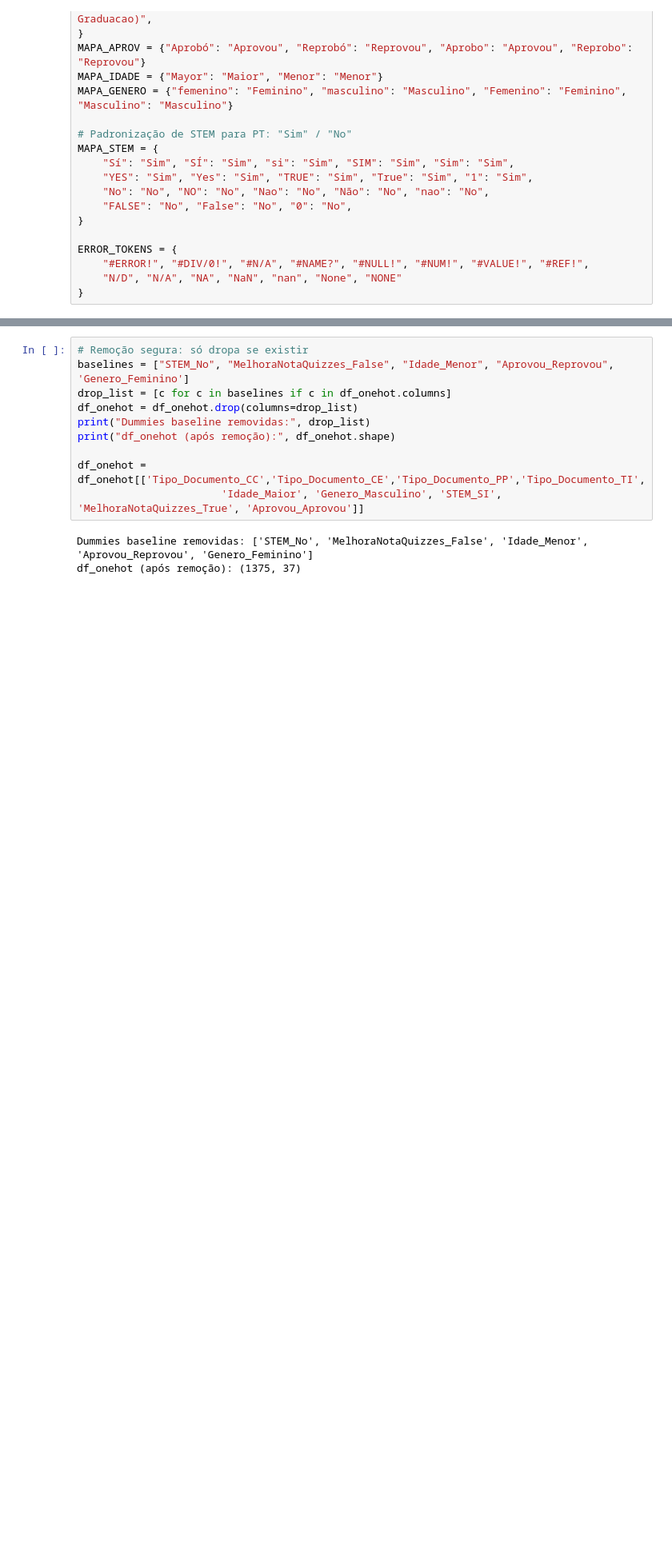
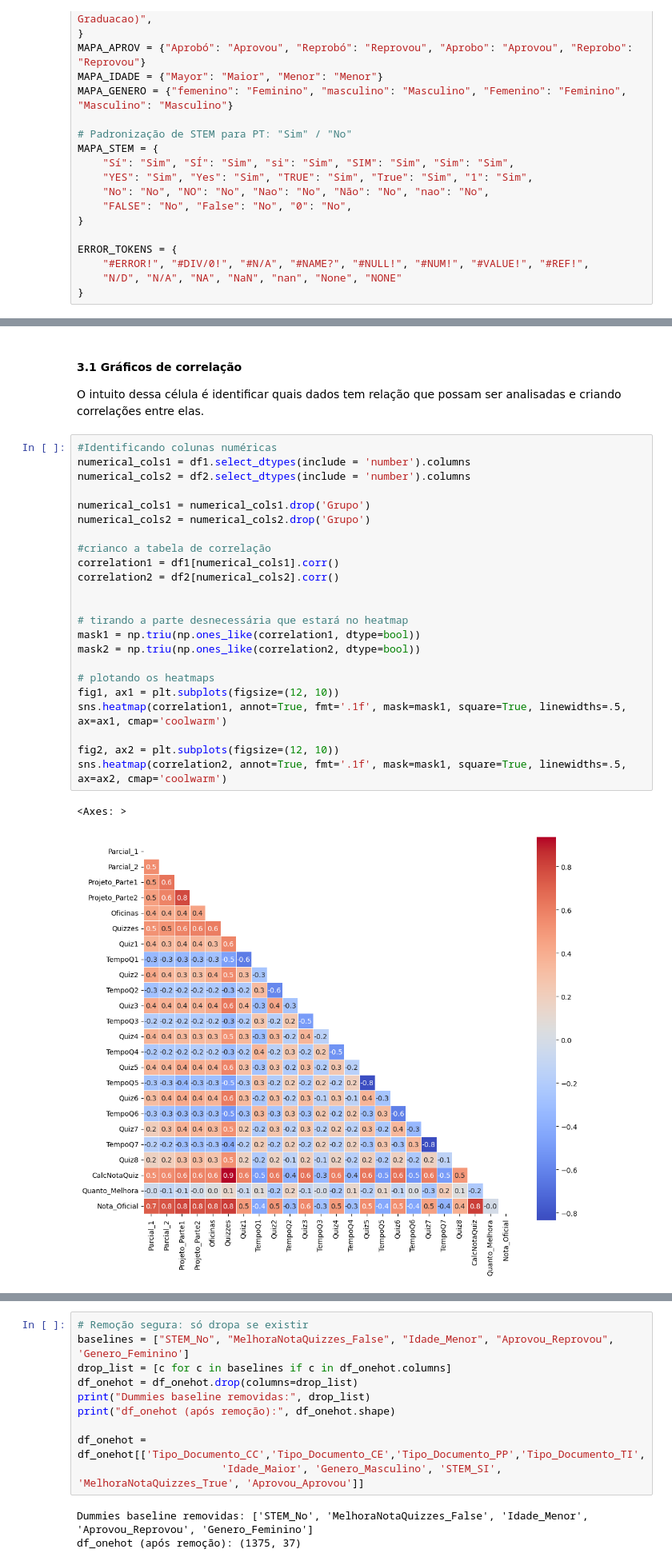
Before and after one commit to antonioatra/LATECH-Predictive_Model, a Jupyter notebook: notebooks/processamento.ipynb, the cells around one changed output, grey strips where cells are left out. Shown at 80% size. Saved outputs shown, nothing was run; the diff lists cells and outputs as text; blank space fills up the shorter version.

```diff
--- a/notebooks/processamento.ipynb
+++ b/notebooks/processamento.ipynb
@@ -315,2 +334,31 @@ print("df_onehot:", df_onehot.shape)
 df_consolidado: (1375, 34)
 df_onehot: (1375, 42)
+# %% [markdown]
+#### 3.1 Gráficos de correlação
+O intuito dessa célula é identificar quais dados tem relação que possam ser analisadas e criando correlações entre elas.
+# %%
+#Identificando colunas numéricas
+numerical_cols1 = df1.select_dtypes(include = 'number').columns
+numerical_cols2 = df2.select_dtypes(include = 'number').columns
+
+numerical_cols1 = numerical_cols1.drop('Grupo')
+numerical_cols2 = numerical_cols2.drop('Grupo')
+
+#crianco a tabela de correlação
+correlation1 = df1[numerical_cols1].corr()
+correlation2 = df2[numerical_cols2].corr()
+
+
+# tirando a parte desnecessária que estará no heatmap
+mask1 = np.triu(np.ones_like(correlation1, dtype=bool))
+mask2 = np.triu(np.ones_like(correlation2, dtype=bool))
+
+# plotando os heatmaps
+fig1, ax1 = plt.subplots(figsize=(12, 10))
+sns.heatmap(correlation1, annot=True, fmt='.1f', mask=mask1, square=True, linewidths=.5, ax=ax1, cmap='coolwarm')
+
+fig2, ax2 = plt.subplots(figsize=(12, 10))
+sns.heatmap(correlation2, annot=True, fmt='.1f', mask=mask1, square=True, linewidths=.5, ax=ax2, cmap='coolwarm')
+# %% [output]
+<Axes: >
+[figure, added]
```
Also changed, not shown: parts of 40 cells of this notebook, 1 other file.
